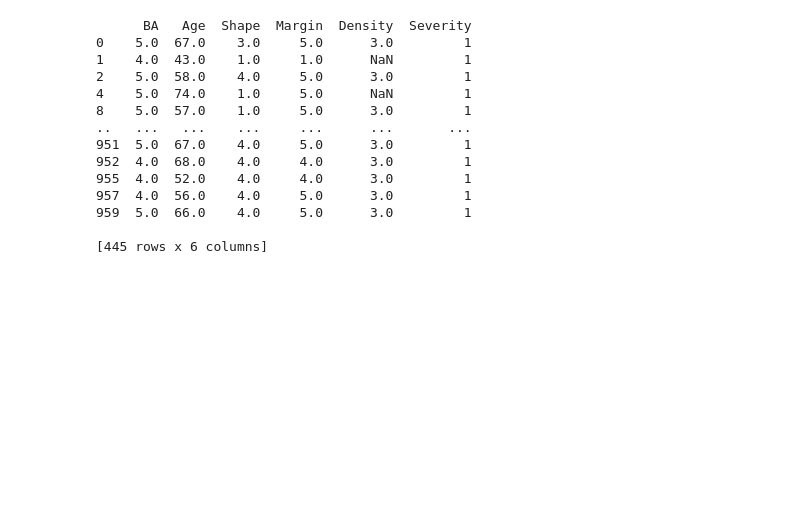
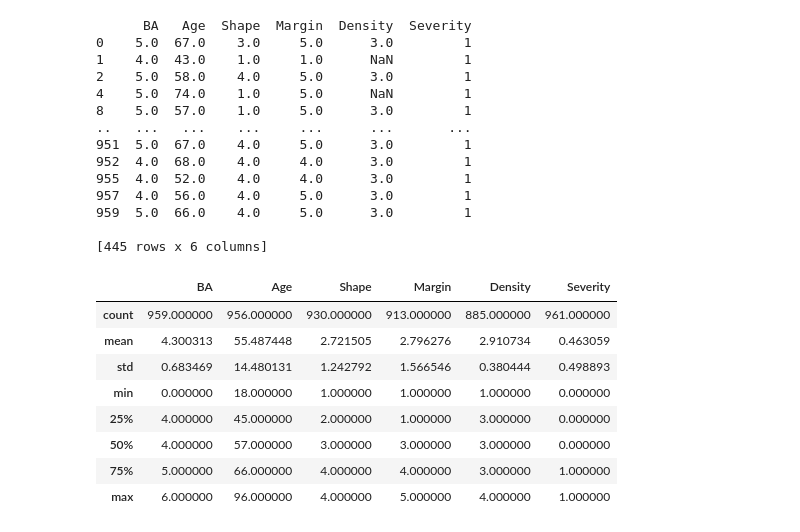
Before and after one commit to Nuraly1503/Data-Analytics, a Jupyter notebook: DA01/1-1.ipynb, the cells around one changed output. Cells and saved outputs as stored; diff of their text form; code cells hidden in the pictures; blank space fills up the shorter version.

```diff
--- a/DA01/1-1.ipynb
+++ b/DA01/1-1.ipynb
@@ -33,3 +33,15 @@ print(loc_df)
 959  5.0  66.0    4.0     5.0      3.0         1
 
 [445 rows x 6 columns]
+# %%
+df.describe()
+# %% [output]
+|  | BA | Age | Shape | Margin | Density | Severity |
+| count | 959.000000 | 956.000000 | 930.000000 | 913.000000 | 885.000000 | 961.000000 |
+| mean | 4.300313 | 55.487448 | 2.721505 | 2.796276 | 2.910734 | 0.463059 |
+| std | 0.683469 | 14.480131 | 1.242792 | 1.566546 | 0.380444 | 0.498893 |
+| min | 0.000000 | 18.000000 | 1.000000 | 1.000000 | 1.000000 | 0.000000 |
+| 25% | 4.000000 | 45.000000 | 2.000000 | 1.000000 | 3.000000 | 0.000000 |
+| 50% | 4.000000 | 57.000000 | 3.000000 | 3.000000 | 3.000000 | 0.000000 |
+| 75% | 5.000000 | 66.000000 | 4.000000 | 4.000000 | 3.000000 | 1.000000 |
+| max | 6.000000 | 96.000000 | 4.000000 | 5.000000 | 4.000000 | 1.000000 |
```
Also changed, not shown: parts of 14 cells of this notebook.
